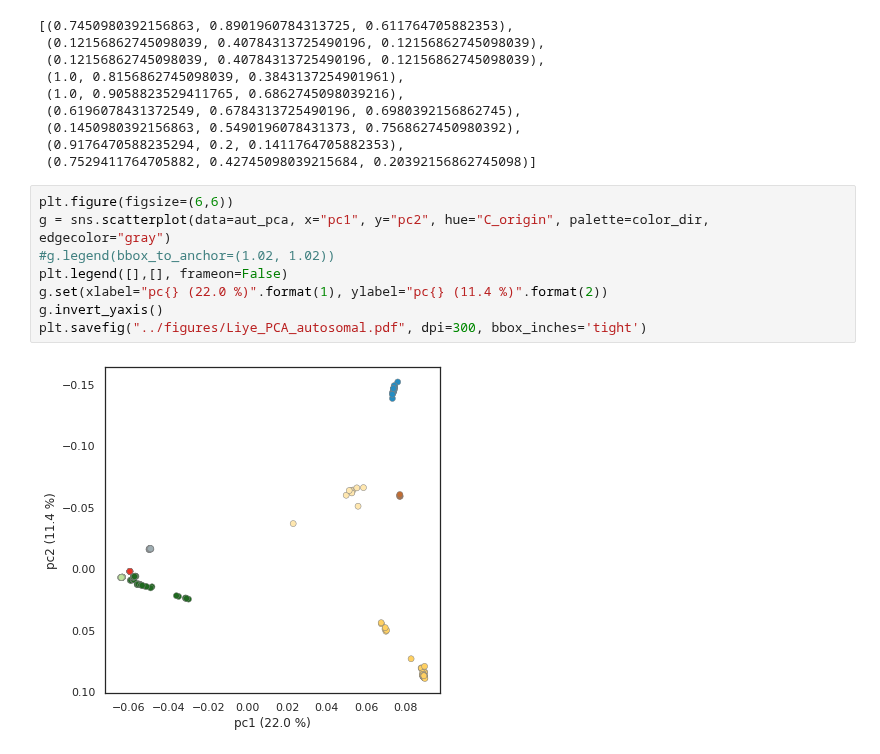
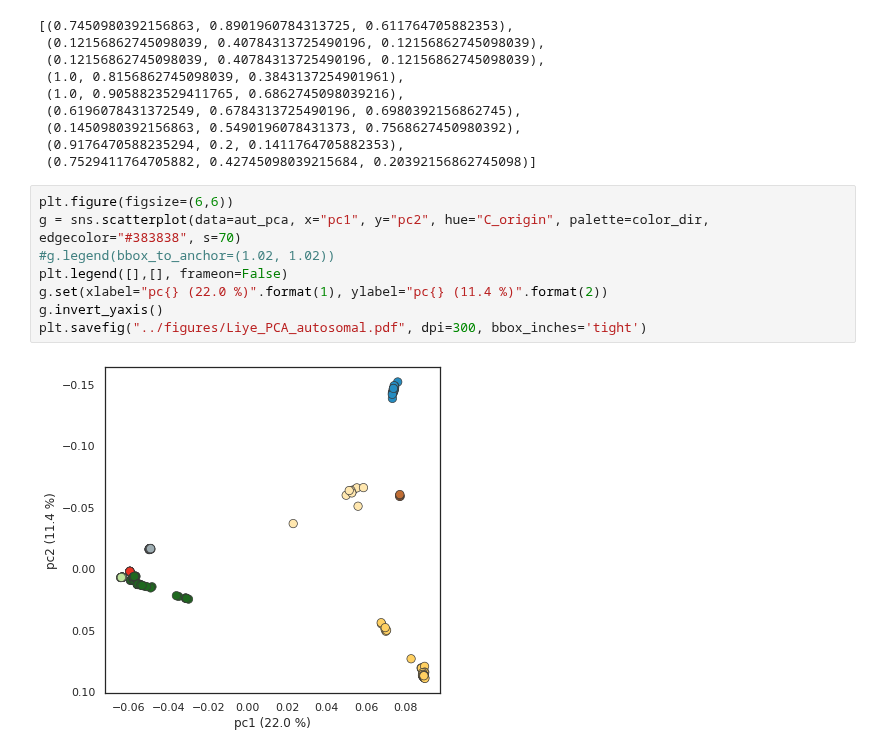
Before and after one commit to erikfogh/baboon_analysis, a Jupyter notebook: notebooks/paint02_heatmap_and_PCA.ipynb, the cells around one changed output. Cells and saved outputs as stored; diff of their text form.

```diff
--- a/notebooks/paint02_heatmap_and_PCA.ipynb
+++ b/notebooks/paint02_heatmap_and_PCA.ipynb
@@ -344,11 +321,11 @@ mycols
  (0.7529411764705882, 0.42745098039215684, 0.20392156862745098)]
 # %%
 plt.figure(figsize=(6,6))
-g = sns.scatterplot(data=aut_pca, x="pc1", y="pc2", hue="C_origin", palette=color_dir, edgecolor="gray")
+g = sns.scatterplot(data=aut_pca, x="pc1", y="pc2", hue="C_origin", palette=color_dir, edgecolor="#383838", s=70)
 #g.legend(bbox_to_anchor=(1.02, 1.02))
 plt.legend([],[], frameon=False)
 g.set(xlabel="pc{} (22.0 %)".format(1), ylabel="pc{} (11.4 %)".format(2))
 g.invert_yaxis()
 plt.savefig("../figures/Liye_PCA_autosomal.pdf", dpi=300, bbox_inches='tight')
 # %% [output]
-[figure, old version]
+[figure, new version]
```
Also changed, not shown: parts of 5 cells of this notebook, 32 other files.
